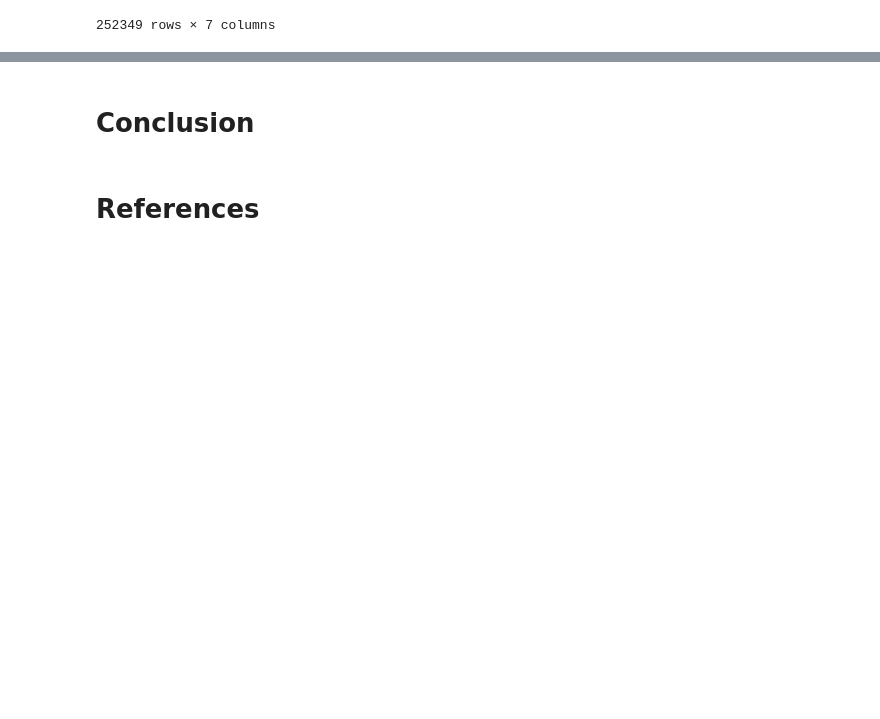
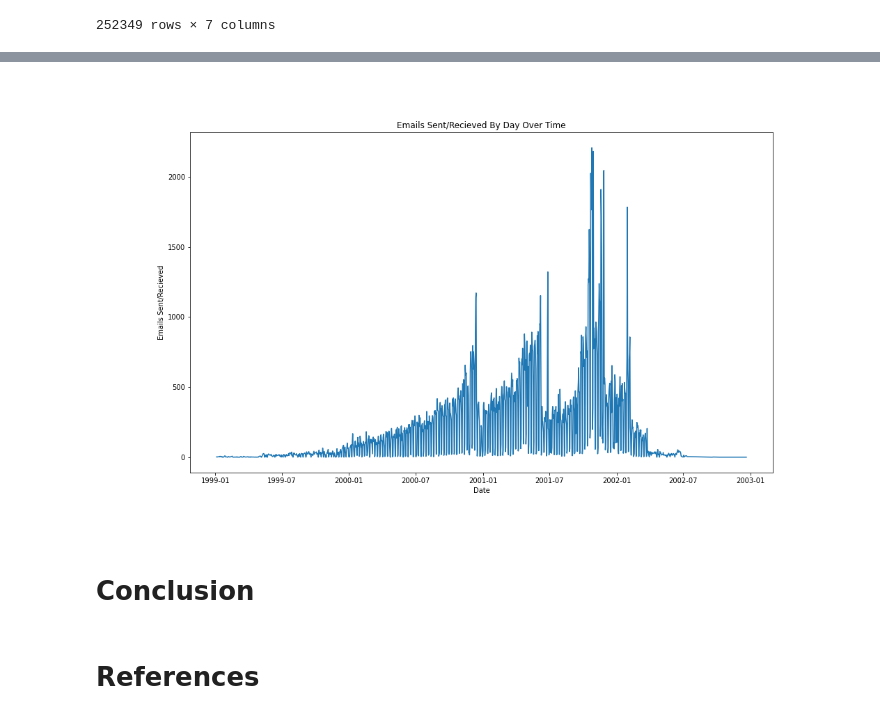
Before and after one commit to Toms201/Enron-Dataset-Analysis-ISYS2001-, a Jupyter notebook: ISYS2001_Assignment_Two.ipynb, the cells around one changed output, grey strips where cells are left out. Drawn from its saved outputs; the diff is of its cells as text; code cells hidden in the pictures; blank space fills up the shorter version.

```diff
--- a/ISYS2001_Assignment_Two.ipynb
+++ b/ISYS2001_Assignment_Two.ipynb
@@ -246,3 +269,8 @@ Text(0.5, 1.0, 'Emails Sent/Recieved By Day Over Time')
+# %%
+image = Image.open('datetimeseries.png')
+image
+# %% [output]
+[figure, added]
 # %% [markdown]
 # Conclusion
 # %% [markdown]
```
Also changed, not shown: parts of 20 cells of this notebook.
